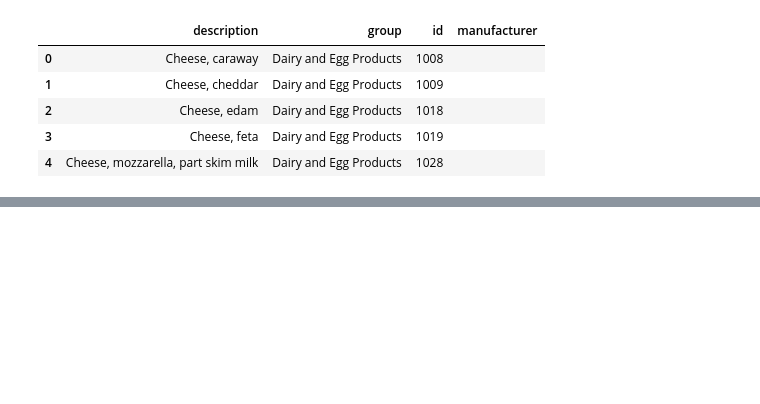
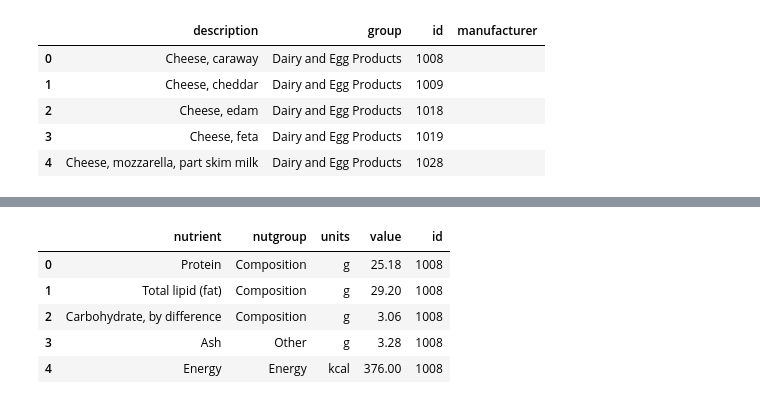
Before and after one commit to JiaLei123/numpyandpandas, a Jupyter notebook: cp05/parse_deom.ipynb, the cells around one changed output, grey strips where cells are left out. Saved outputs shown, nothing was run; the diff lists cells and outputs as text; code cells hidden in the pictures; blank space fills up the shorter version.

```diff
--- a/cp05/parse_deom.ipynb
+++ b/cp05/parse_deom.ipynb
@@ -73,0 +141,9 @@ Name: description, dtype: int64
+# %%
+nutrients.head()
+# %% [output]
+|  | nutrient | nutgroup | units | value | id |
+| 0 | Protein | Composition | g | 25.18 | 1008 |
+| 1 | Total lipid (fat) | Composition | g | 29.20 | 1008 |
+| 2 | Carbohydrate, by difference | Composition | g | 3.06 | 1008 |
+| 3 | Ash | Other | g | 3.28 | 1008 |
+| 4 | Energy | Energy | kcal | 376.00 | 1008 |
```
Also changed, not shown: parts of 19 cells of this notebook, 3 other files.
